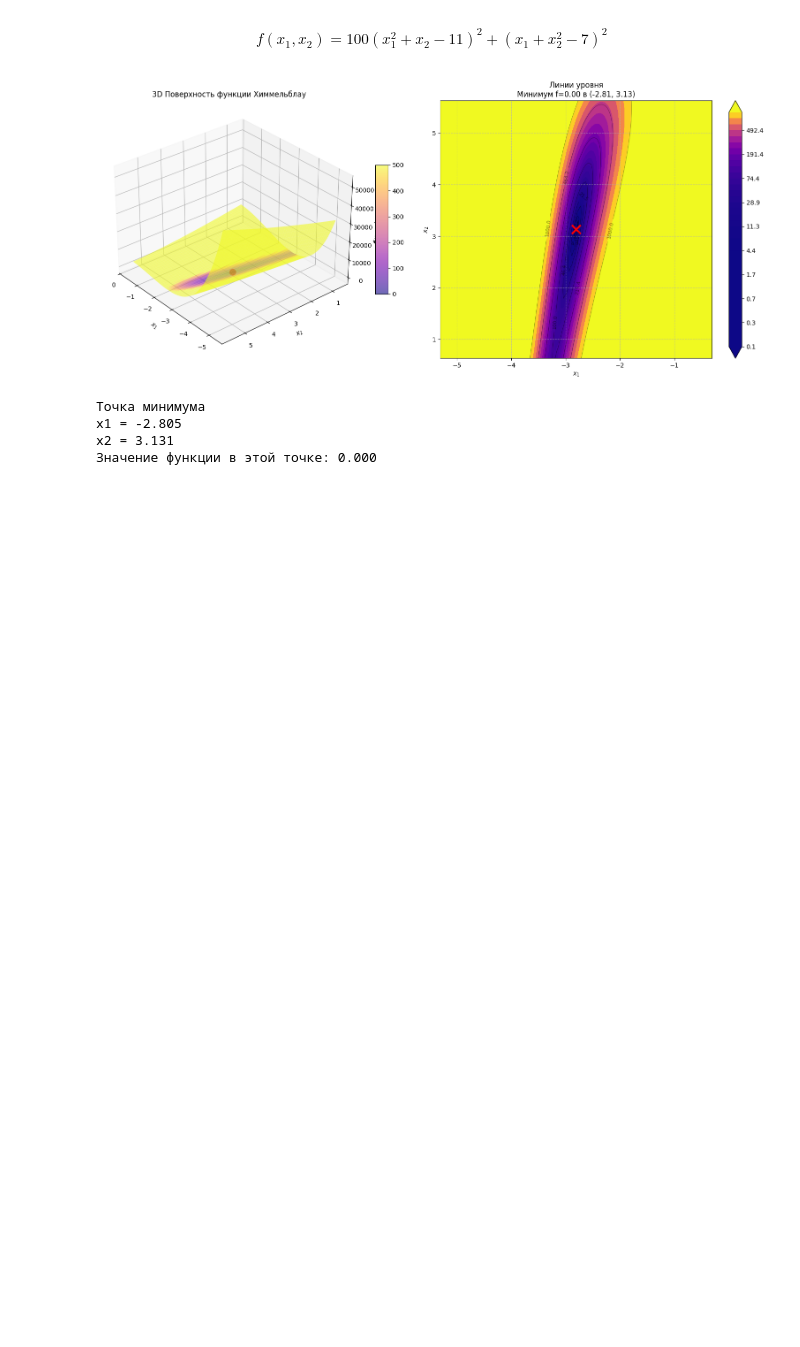
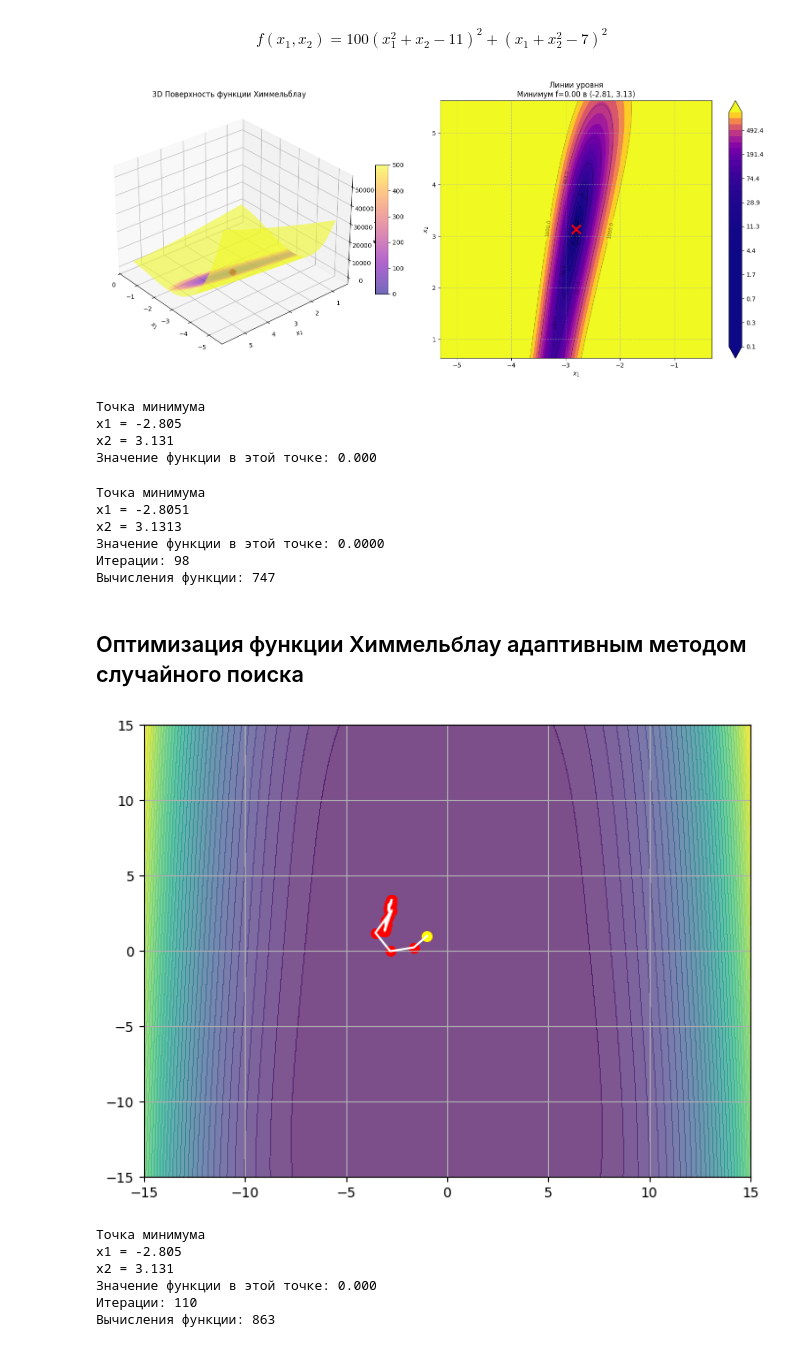
Before and after one commit to miacller/domashka-po-stepashke, a Jupyter notebook: Оптимизация/optimization_lab_5.ipynb, the cells around one changed output. Drawn from its saved outputs; the diff is of its cells as text; code cells hidden in the pictures; blank space fills up the shorter version.

```diff
--- a/Оптимизация/optimization_lab_5.ipynb
+++ b/Оптимизация/optimization_lab_5.ipynb
@@ -128,3 +250,43 @@ print(f"Значение функции в этой точке: {res.fun:.3f}")
 x1 = -2.805
 x2 = 3.131
 Значение функции в этой точке: 0.000
+# %%
+x0 = [-1, 1]
+
+x,f_x,iteration,func_evals = adaptive_random_search(f_himmelblau, x0)
+
+print("Точка минимума")
+print(f"x1 = {x[0]:.4f}")
+print(f"x2 = {x[1]:.4f}")
+print(f"Значение функции в этой точке: {f_x:.4f}")
+print(f"Итерации: {iteration}")
+print(f"Вычисления функции: {func_evals}")
+# %% [output]
+Точка минимума
+x1 = -2.8051
+x2 = 3.1313
+Значение функции в этой точке: 0.0000
+Итерации: 98
+Вычисления функции: 747
+# %% [markdown]
+##  Оптимизация функции Химмельблау адаптивным методом случайного поиска
+# %%
+x0 = [-1, 1]
+
+x, f_x, iteration, func_evals, path = adaptive_random_search(f_himmelblau, x0)
+
+plot_trajectory(f_himmelblau,path)
+print("Точка минимума")
+print(f"x1 = {x[0]:.3f}")
+print(f"x2 = {x[1]:.3f}")
+print(f"Значение функции в этой точке: {f_x:.3f}")
+print(f"Итерации: {iteration}")
+print(f"Вычисления функции: {func_evals}")
+# %% [output]
+[figure, added]
+Точка минимума
+x1 = -2.805
+x2 = 3.131
+Значение функции в этой точке: 0.000
+Итерации: 110
+Вычисления функции: 863
```
Also changed, not shown: parts of 10 cells of this notebook, 3 other files.
